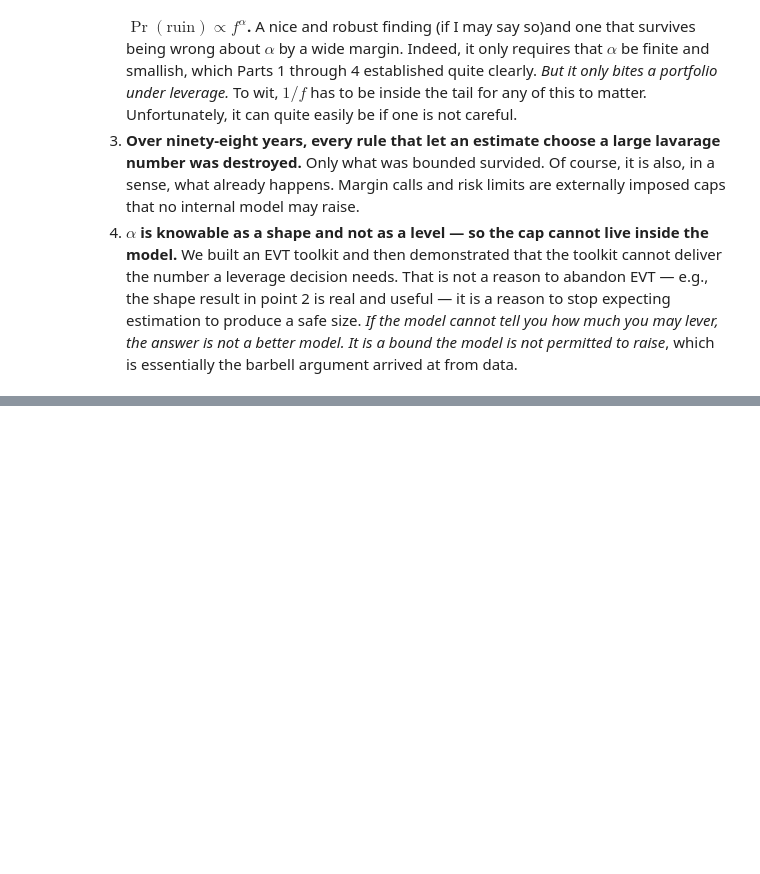
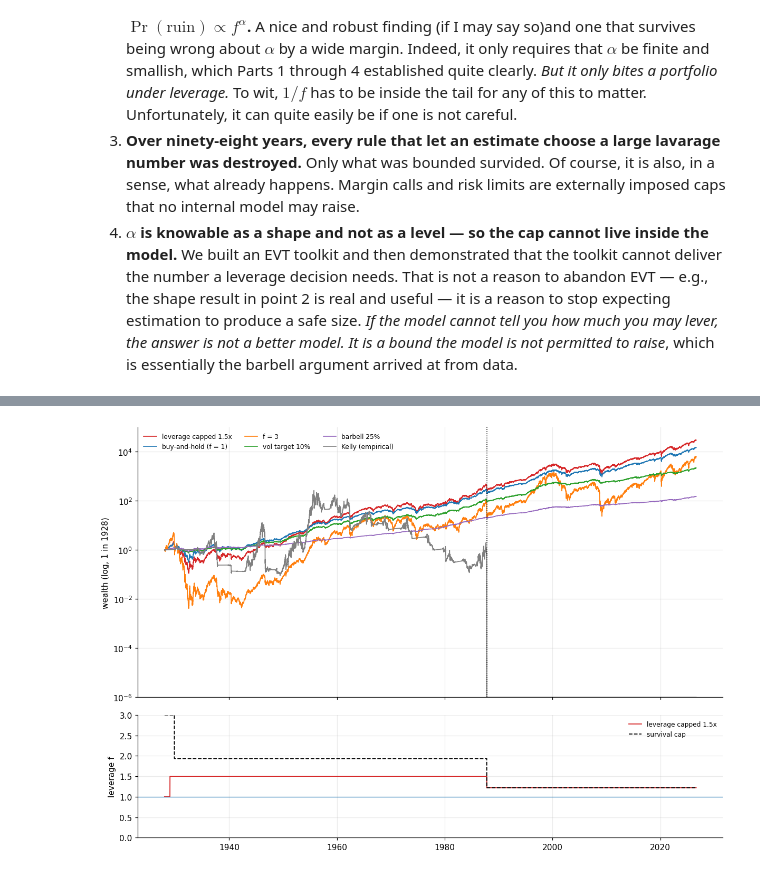
Before and after one commit to MarcoGaloppo/EVT-FatTails-PreAsymptotics, a Jupyter notebook: narrative_evt_market_data.ipynb, the cells around one changed output, grey strips where cells are left out. Saved outputs shown, nothing was run; the diff lists cells and outputs as text; code cells hidden in the pictures; blank space fills up the shorter version.

```diff
--- a/narrative_evt_market_data.ipynb
+++ b/narrative_evt_market_data.ipynb
@@ -2532,0 +2548,3 @@ Hence, to conclude:
+# %%
+SPREAD, COST = 0.01, 0.001                   # 1%/yr over bills on borrowed money, 10 bp per unit traded
+DRIFT = True                                 # charge the daily rebalancing that leverage needs
@@ -2532,0 +2640,14 @@ Hence, to conclude:
+# %%
+span = (dates[-1] - dates[0]).days / 365.25
+rows = []
+for c, lab in (("r_price", "S&P price (^GSPC)"), ("r_tr", "S&P total return (rebuilt)"),
+               ("mkt_crsp", "CRSP total market (French)"), ("rf", "1-month T-bill (French)")):
+    tw = float(np.prod(1 + MONEY[c]))
+    rows.append({"series": lab, "terminal wealth": tw, "CAGR": tw ** (1 / span) - 1})
+display(pd.DataFrame(rows).set_index("series").style.format({"terminal wealth": "{:,.1f}", "CAGR": "{:.2%}"}))
+
+ann = (1 + MONEY[["r_tr", "mkt_crsp", "r_price"]]).groupby(dates.year).prod() - 1
+print(f"annual returns, rebuilt S&P TR vs CRSP: correlation {ann.corr().iloc[0, 1]:.3f}")
+print("spot checks against published S&P 500 total returns:")
+display(ann.loc[[1931, 1974, 1987, 2008, 2022, 2024]].rename(
+    columns={"r_tr": "S&P TR (rebuilt)", "mkt_crsp": "CRSP", "r_price": "S&P price"}).style.format("{:+.1%}"))
@@ -2532,0 +2748,23 @@ Hence, to conclude:
+# %%
+fig, (ax1, ax2) = plt.subplots(2, 1, figsize=(11, 7.6), sharex=True,
+                               gridspec_kw={"height_ratios": [2.2, 1]})
+SHOW = {"leverage capped 1.5x": C3, "f = 1": C0, "f = 3": C1, "vol target 10%": C2,
+        "barbell 25%": C4, "Kelly (empirical)": "0.5"}
+for k, c_ in SHOW.items():
+    W = absorbed_wealth(port(F[k]))
+    lab = "buy-and-hold (f = 1)" if k == "f = 1" else k
+    ax1.semilogy(dates, np.maximum(W, 1e-6), color=c_, lw=1.6 if k.startswith("v3") else 1.1, label=lab)
+ax1.axvline(pd.Timestamp("1987-10-19"), color="k", ls=":", lw=1)
+ax1.set(ylabel="wealth (log, 1 in 1928)", ylim=(1e-6, 1e5))
+ax1.legend(fontsize=8, ncol=3, loc="upper left")
+
+worst = np.concatenate([[0.0], np.maximum.accumulate(-r)[:-1]])
+cap = np.where(worst > 0, 0.5 / (2 * np.where(worst > 0, worst, 1)), np.nan)
+ax2.plot(dates, F["leverage capped 1.5x"], color=C3, lw=1.2, label="leverage capped 1.5x")
+ax2.plot(dates, np.minimum(cap, 3), color="k", lw=1.2, ls="--", label="survival cap")
+ax2.axhline(1, color=C0, lw=0.8)
+ax2.set(ylabel="leverage f", ylim=(0, 3))
+ax2.legend(fontsize=8, loc="upper right")
+plt.tight_layout(); plt.show()
+# %% [output]
+[figure, added]
```
Also changed, not shown: parts of 20 cells of this notebook, 4 other files.
